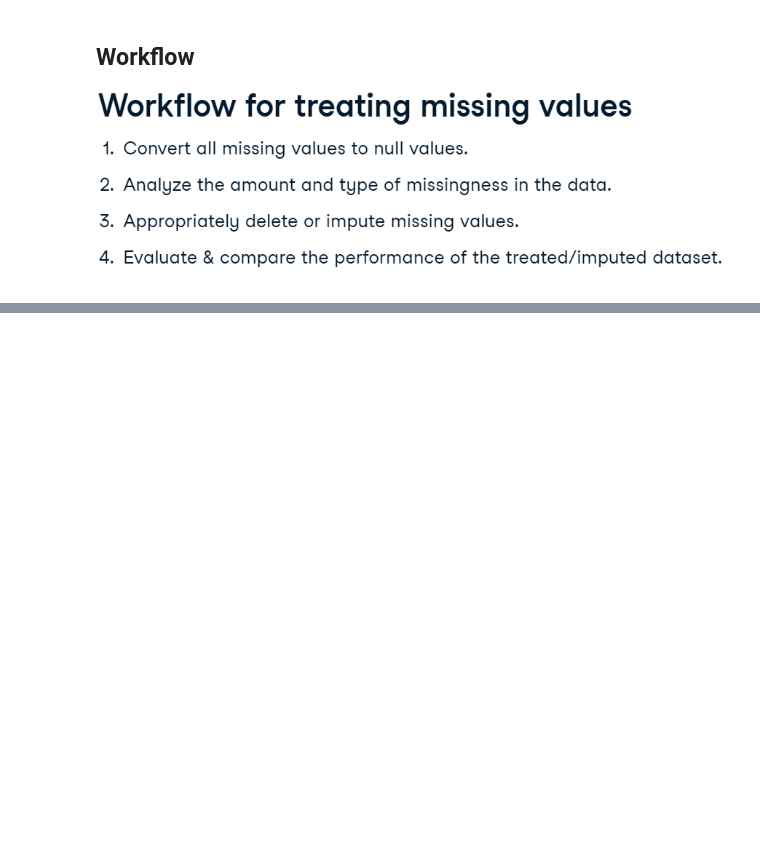
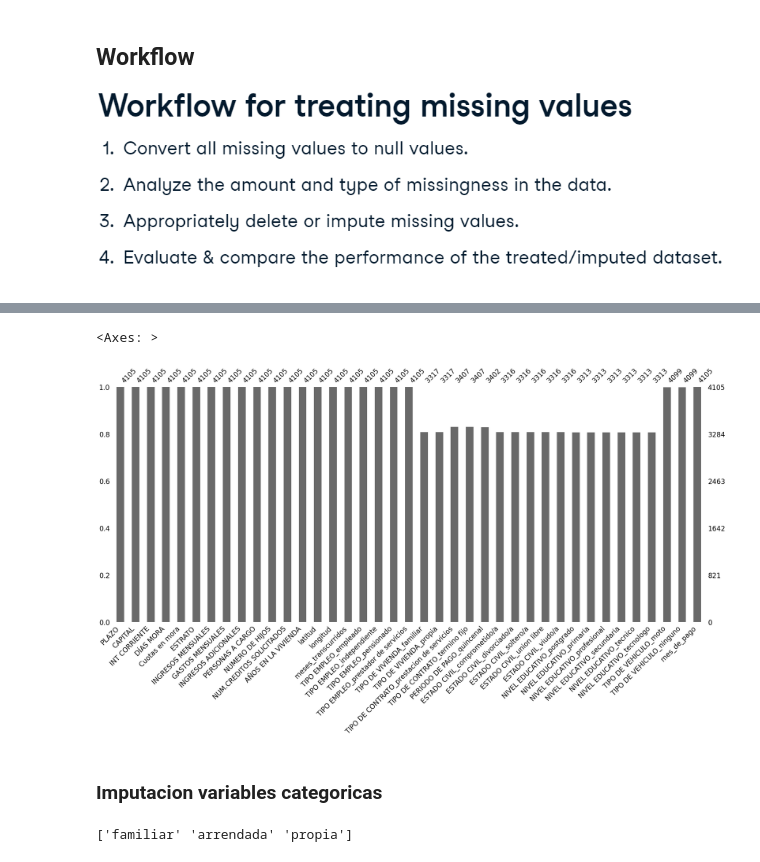
Before and after one commit to josemgoji/Entrega-Final, a Jupyter notebook: datalab/Imputacion.ipynb, the cells around one changed output, grey strips where cells are left out. Saved outputs shown, nothing was run; the diff lists cells and outputs as text; code cells hidden in the pictures; blank space fills up the shorter version.

```diff
--- a/datalab/Imputacion.ipynb
+++ b/datalab/Imputacion.ipynb
@@ -135,0 +186,20 @@ ValueError: Pandas data cast to numpy dtype of object. Check input data with np.
+# %%
+#Columnas a imputar
+columnas_a_imputar = ['ESTRATO', 'PERSONAS A CARGO', 'NUMERO DE HIJOS', 'AÑOS EN LA VIVIENDA', 'latitud', 'longitud', 'meses_transcurridos']
+
+imputer = SimpleImputer(strategy='most_frequent')
+
+#imputa las columnas
+df[columnas_a_imputar] = imputer.fit_transform(df[columnas_a_imputar])
+
+#confirma valores nulos en columnas imputadas
+print("Valores nulos en columnas imputadas:")
+print(df[columnas_a_imputar].isnull().sum())
+
+#valor imputado
+print("Valor imputado:")
+print(imputer.statistics_)
+
+#guarda el dataframe imputado
+file_path = 'data\stage\df_numerico_imputado.csv'
+df.to_csv(file_path, index=False)
@@ -135,0 +220,19 @@ ValueError: Pandas data cast to numpy dtype of object. Check input data with np.
+# %%
+columnas_a_imputar1 = ['INGRESOS MENSUALES', 'GASTOS MENSUALES','INGRESOS ADICIONALES']
+
+imputer = SimpleImputer(strategy='median')
+
+#imputa las columnas
+df[columnas_a_imputar1] = imputer.fit_transform(df[columnas_a_imputar1])
+
+#confirma valores nulos en columnas imputadas
+print("Valores nulos en columnas imputadas:")
+print(df[columnas_a_imputar1].isnull().sum())
+
+#valor imputado
+print("Valor imputado:")
+print(imputer.statistics_)
+
+#guarda el dataframe imputado
+file_path = 'data\stage\df_numerico1_imputado.csv'
+df.to_csv(file_path, index=False)
@@ -135,0 +247,7 @@ ValueError: Pandas data cast to numpy dtype of object. Check input data with np.
+# %%
+msno.bar(df)
+# %% [output]
+<Axes: >
+[figure, added]
+# %% [markdown]
+### Imputacion variables categoricas
@@ -135,0 +257,6 @@ ValueError: Pandas data cast to numpy dtype of object. Check input data with np.
+# %%
+#estandarizacion columna tipo de vivienda
+df_categorico['TIPO DE VIVIENDA'] = df_categorico['TIPO DE VIVIENDA'].str.lower()
+print(df_categorico['TIPO DE VIVIENDA'].unique())
+# %% [output]
+['familiar' 'arrendada' 'propia']
```
Also changed, not shown: parts of 78 cells of this notebook.
